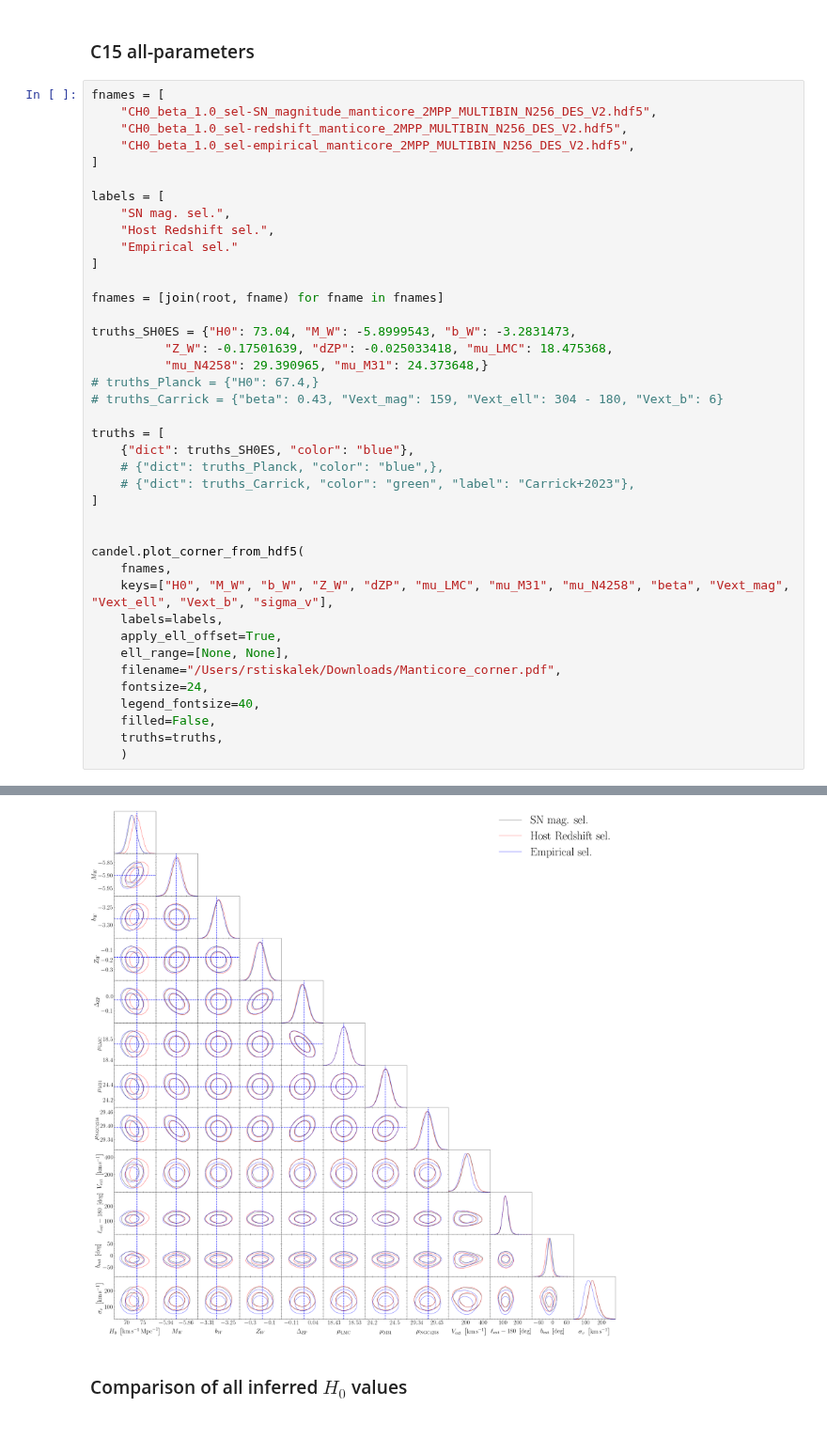
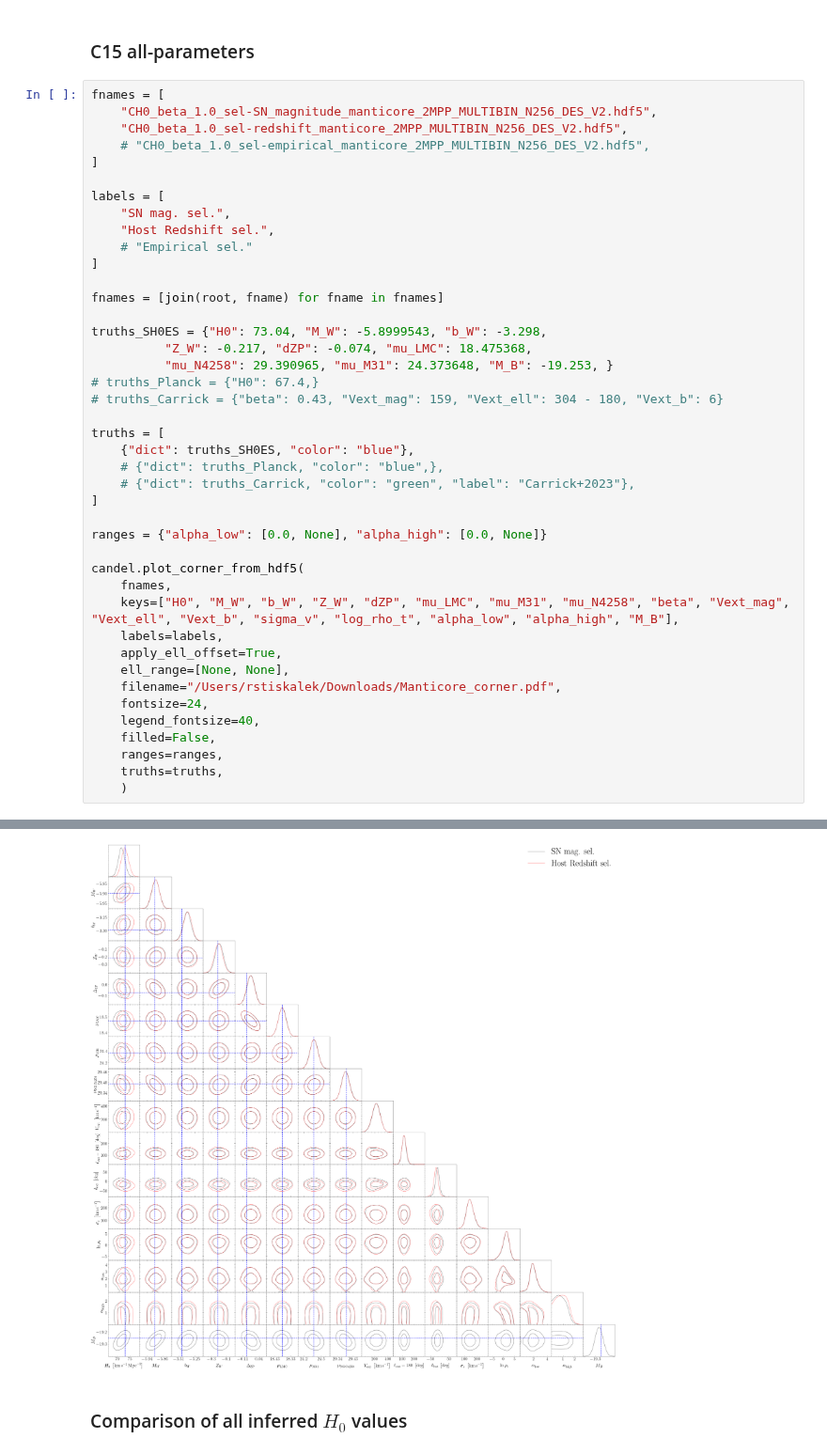
Before and after one commit to candel-cosmo/CANDEL, a Jupyter notebook: notebooks/paper_SH0ES/paper_plots.ipynb, the cells around one changed output, grey strips where cells are left out. Shown at 94% size. Drawn from its saved outputs; the diff is of its cells as text.

```diff
--- a/notebooks/paper_SH0ES/paper_plots.ipynb
+++ b/notebooks/paper_SH0ES/paper_plots.ipynb
@@ -722,20 +726,20 @@ dx = -0.0218 ± 0.1456
 fnames = [
     "CH0_beta_1.0_sel-SN_magnitude_manticore_2MPP_MULTIBIN_N256_DES_V2.hdf5",
     "CH0_beta_1.0_sel-redshift_manticore_2MPP_MULTIBIN_N256_DES_V2.hdf5",
-    "CH0_beta_1.0_sel-empirical_manticore_2MPP_MULTIBIN_N256_DES_V2.hdf5",
+    # "CH0_beta_1.0_sel-empirical_manticore_2MPP_MULTIBIN_N256_DES_V2.hdf5",
 ]
 
 labels = [
     "SN mag. sel.",
     "Host Redshift sel.",
-    "Empirical sel."
+    # "Empirical sel."
 ]
 
 fnames = [join(root, fname) for fname in fnames]
 
-truths_SH0ES = {"H0": 73.04, "M_W": -5.8999543, "b_W": -3.2831473,
-          "Z_W": -0.17501639, "dZP": -0.025033418, "mu_LMC": 18.475368,
-          "mu_N4258": 29.390965, "mu_M31": 24.373648,}
+truths_SH0ES = {"H0": 73.04, "M_W": -5.8999543, "b_W": -3.298,
+          "Z_W": -0.217, "dZP": -0.074, "mu_LMC": 18.475368,
+          "mu_N4258": 29.390965, "mu_M31": 24.373648, "M_B": -19.253, }
 # truths_Planck = {"H0": 67.4,}
 # truths_Carrick = {"beta": 0.43, "Vext_mag": 159, "Vext_ell": 304 - 180, "Vext_b": 6}
 
@@ -745,10 +749,11 @@ truths = [
     # {"dict": truths_Carrick, "color": "green", "label": "Carrick+2023"},
 ]
 
+ranges = {"alpha_low": [0.0, None], "alpha_high": [0.0, None]}
 
 candel.plot_corner_from_hdf5(
     fnames,
-    keys=["H0", "M_W", "b_W", "Z_W", "dZP", "mu_LMC", "mu_M31", "mu_N4258", "beta", "Vext_mag", "Vext_ell", "Vext_b", "sigma_v"],
+    keys=["H0", "M_W", "b_W", "Z_W", "dZP", "mu_LMC", "mu_M31", "mu_N4258", "beta", "Vext_mag", "Vext_ell", "Vext_b", "sigma_v", "log_rho_t", "alpha_low", "alpha_high", "M_B"],
     labels=labels,
     apply_ell_offset=True,
     ell_range=[None, None],
@@ -756,6 +761,7 @@ candel.plot_corner_from_hdf5(
     fontsize=24,
     legend_fontsize=40,
     filled=False,
+    ranges=ranges,
     truths=truths,
     )
 # %% [output]
@@ -769,4 +773,4 @@ Removed no burn in
-[figure, old version]
+[figure, new version]
 # %% [markdown]
 ### Comparison of all inferred $H_0$ values
 # %%
```
Also changed, not shown: parts of 7 cells of this notebook, 17 other files.
